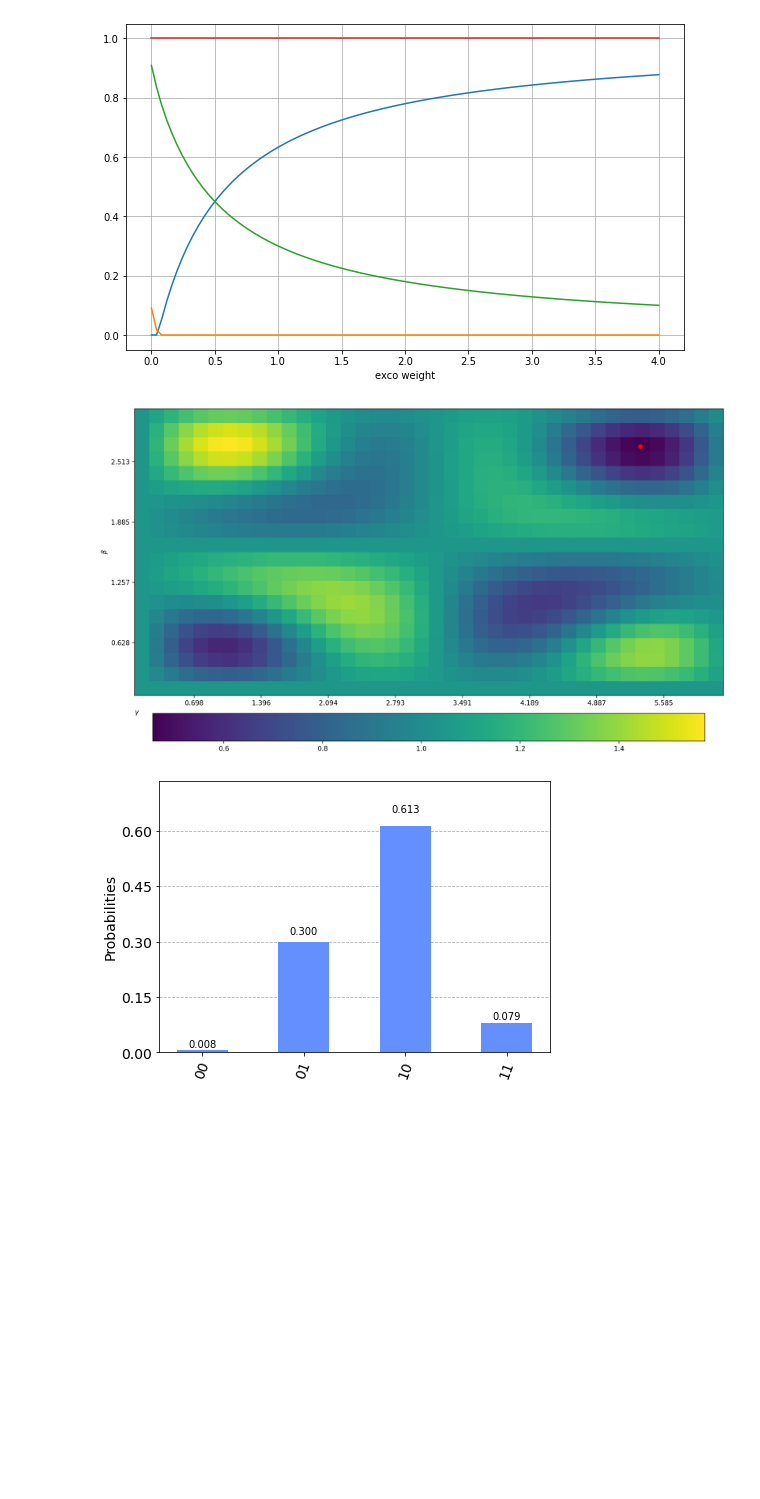
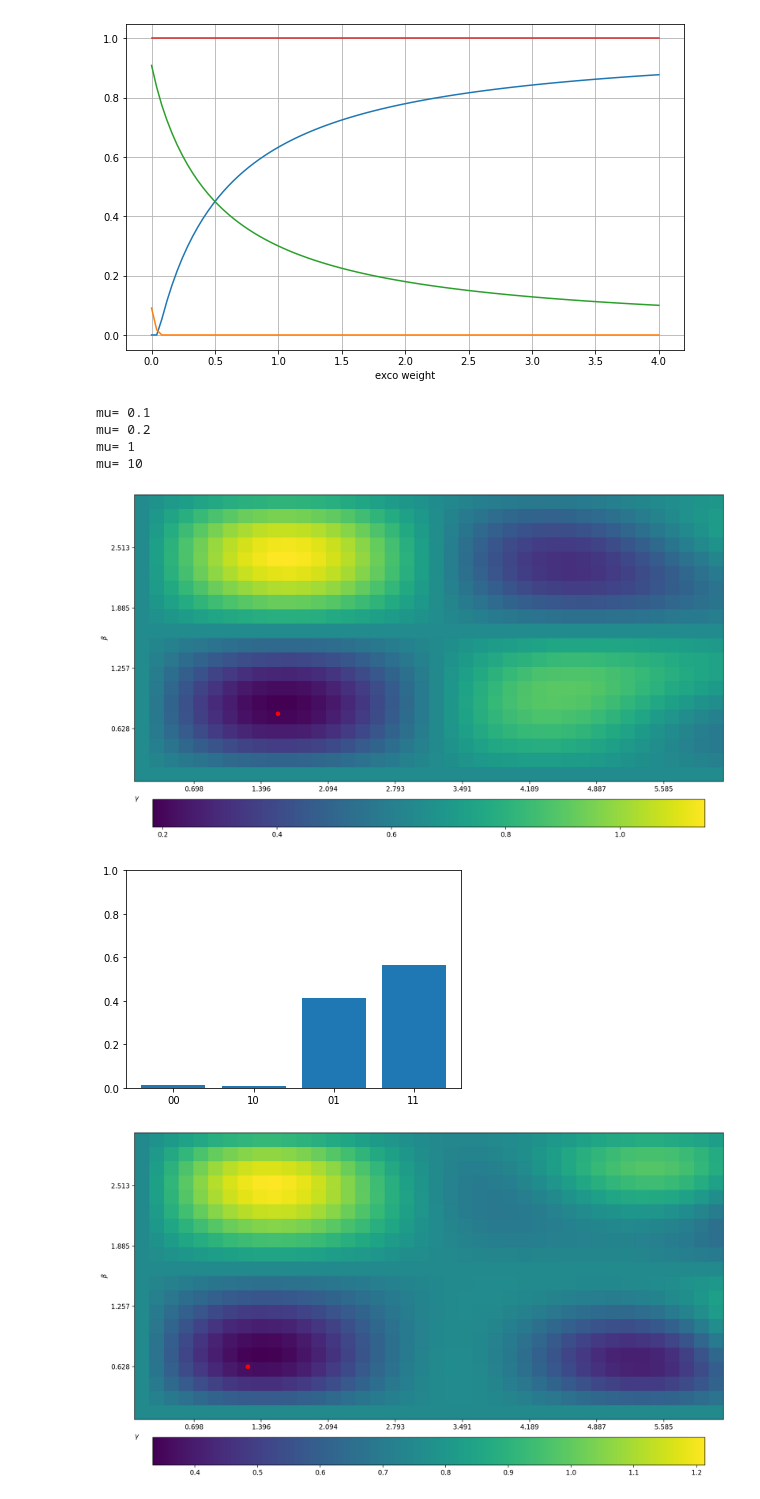
Before and after one commit to OpenQuantumComputing/optimization, a Jupyter notebook: newbeginning.ipynb, the cells around one changed output. Cells and saved outputs as stored; diff of their text form; code cells hidden in the pictures; blank space fills up the shorter version.

```diff
--- a/newbeginning.ipynb
+++ b/newbeginning.ipynb
@@ -71,16 +77,30 @@ pl.grid()
 [figure]
 [figure]
 # %%
-mu=.5
-qaoaSwe=QAOASwe(CR, FR)
+qaoa=QAOASwe(CR, FR)
 
-E, x0, job, ji = qaoaSwe.getElandscape(backend,mu)
+for mu in [0.1,0.2,1,10]:
+    print("mu=",mu)
+    if mu>1:
+        m=40*5
+    else:
+        m=40
+    E, x0, job, ji = qaoa.getElandscape(backend,mu,ng=m)
 
-_=getfig(E)
+    # plot landscape
+    _=getfig(E,ng=m)
+    pl.plot(x0[0],x0[1],'ro')
 
-pl.plot(x0[0],x0[1],'ro')
-
-_=plot_histogram(job.result().get_counts()[int(ji)])
+    # plot histogram
+    md=job.result().get_counts()[int(ji)]
+    pl.figure()
+    pl.bar([k[::-1] for k in md.keys()], md.values())
+    pl.ylim([0,1])
 # %% [output]
+mu= 0.1
+mu= 0.2
+mu= 1
+mu= 10
-[figure, old version]
+[figure, new version]
-[figure, old version]
+[figure, new version]
+[figure, added]
```
Also changed, not shown: parts of 10 cells of this notebook, 1 other file.
